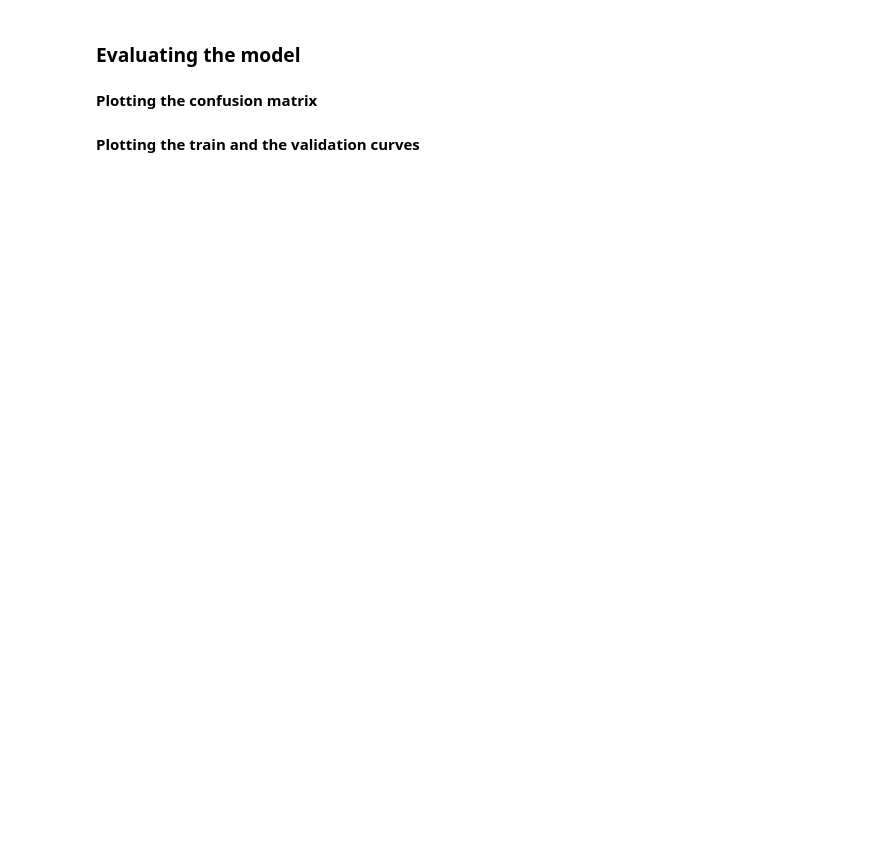
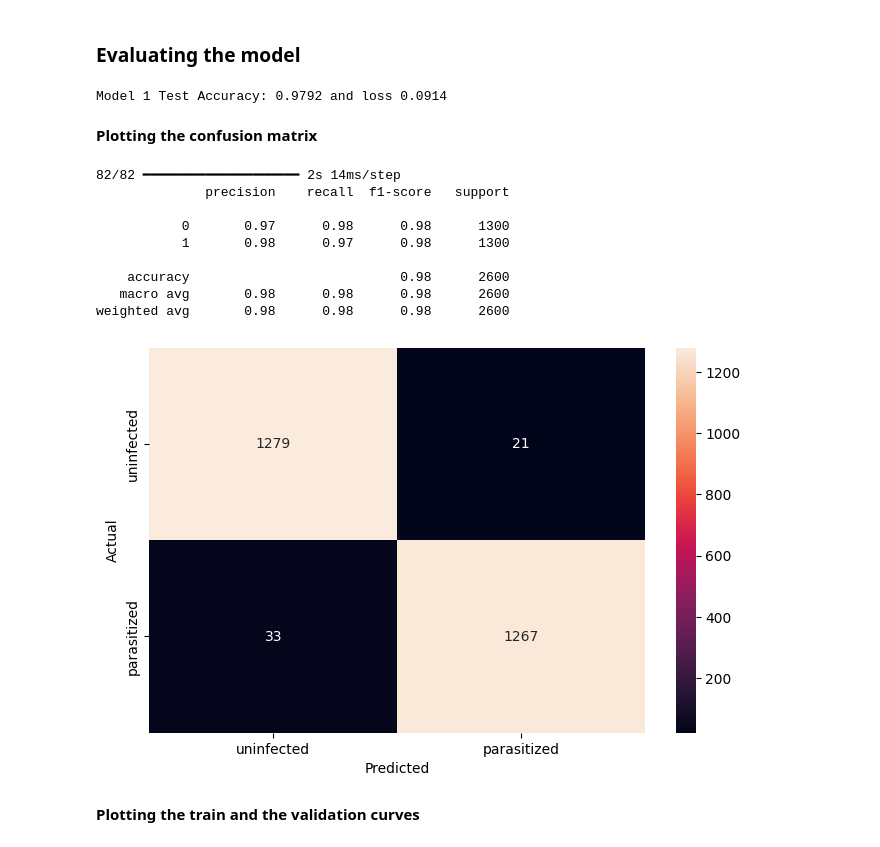
Before and after one commit to OwenGeeAndre/DataScience_MachineLearning, a Jupyter notebook: Malaria_Detection_Deep_Learning.ipynb, the cells around one changed output. Saved outputs shown, nothing was run; the diff lists cells and outputs as text; code cells hidden in the pictures; blank space fills up the shorter version.

```diff
--- a/Malaria_Detection_Deep_Learning.ipynb
+++ b/Malaria_Detection_Deep_Learning.ipynb
@@ -564,6 +628,20 @@ So now let's try to build another model with few more add on layers and try to c
 # %% [markdown]
 ### <b> Compiling the model
+# %%
+model_1.compile(optimizer='adam',
+                loss='categorical_crossentropy',
+                metrics=['accuracy'])
 # %% [markdown]
 <b> Using Callbacks
+# %%
+es = EarlyStopping(monitor = 'val_loss', mode = 'min', verbose = 1, patience = 5)
+mc = ModelCheckpoint('best_model.h5', monitor = 'val_accuracy', mode = 'max', verbose = 1, save_best_only = True)
 # %% [markdown]
 <b>Fit and Train the model
+# %%
+history_1 = model_1.fit(x_train,
+                   y_train_encoded,
+                   epochs=15,
+                   batch_size=16, validation_split=0.20,
+                   callbacks=[es,mc],
+                   verbose=1)
@@ -570,6 +694,37 @@ So now let's try to build another model with few more add on layers and try to c
 # %% [markdown]
 ### <b> Evaluating the model
+# %%
+loss_1, acc_1 = model_1.evaluate(x_test, (y_test_encoded), verbose=0)
+print(f"Model 1 Test Accuracy: {acc_1:.4f} and loss {loss_1:.4f}")
+# %% [output]
+Model 1 Test Accuracy: 0.9792 and loss 0.0914
 # %% [markdown]
 <b> Plotting the confusion matrix
+# %%
+pred_1 = model_1.predict(x_test)
+pred_1 = np.argmax(pred_1, axis=1)
+y_true = np.argmax(y_test_encoded, axis=1)
+
+# Printing the classification report
+print(classification_report(y_true, pred_1))
+
+# Plotting the heatmap using confusion matrix
+cm = confusion_matrix(y_true, pred_1)
+plt.figure(figsize = (8, 5))
+sns.heatmap(cm, annot=True,  fmt='.0f', xticklabels=["uninfected", "parasitized"], yticklabels=["uninfected", "parasitized"])
+plt.ylabel('Actual')
+plt.xlabel('Predicted')
+plt.show()
+# %% [output]
+82/82 ━━━━━━━━━━━━━━━━━━━━ 2s 14ms/step
+              precision    recall  f1-score   support
+
+           0       0.97      0.98      0.98      1300
+           1       0.98      0.97      0.98      1300
+
+    accuracy                           0.98      2600
+   macro avg       0.98      0.98      0.98      2600
+weighted avg       0.98      0.98      0.98      2600
+[figure, added]
 # %% [markdown]
 <b> Plotting the train and the validation curves
```
Also changed, not shown: parts of 27 cells of this notebook.
